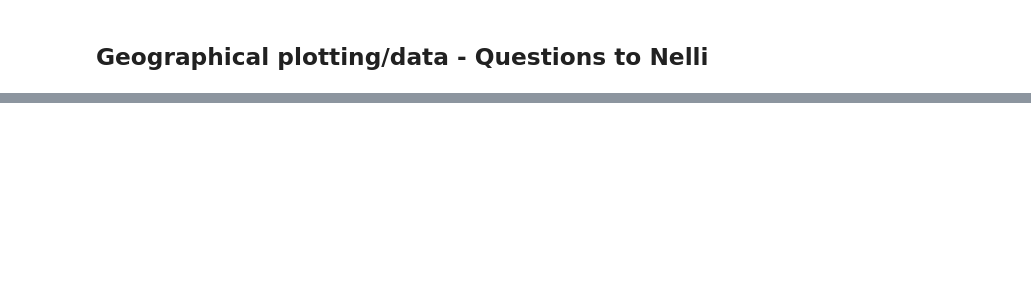
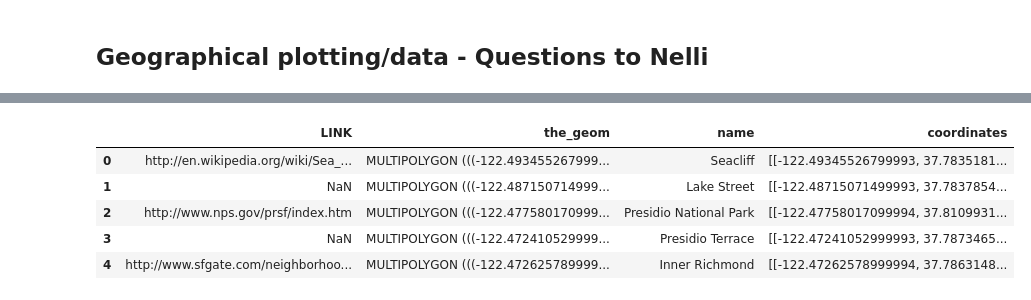
Before and after one commit to jessicabow/p5-sf-crime, a Jupyter notebook: Nellis.ipynb, the cells around one changed output, grey strips where cells are left out. Saved outputs shown, nothing was run; the diff lists cells and outputs as text; code cells hidden in the pictures; blank space fills up the shorter version.

Commit message:
Finished cleaning up SF neighbourhood data

```diff
--- a/Nellis.ipynb
+++ b/Nellis.ipynb
@@ -64,0 +91,3 @@ NameError: name 'fake_df' is not defined
+# %%
+neighbourhoods = pd.read_csv('data/sf_neighbourhoods.csv')
+neighbourhoods.head()
@@ -64,0 +101,23 @@ NameError: name 'fake_df' is not defined
+# %%
+neighb_coord = []
+for row in neighbourhoods['the_geom']:
+    clean_row = row.strip('MULTIPOLYGON (((')
+    clean_row = clean_row.strip(')))')
+    clean_row = ' ' + clean_row # Putting everything into a uniform string to further split it into a list
+    clean_row = clean_row.split(',')
+    clean_row = [val.split(' ') for val in clean_row]
+    for i in range(len(clean_row)):
+        clean_row[i].pop(0)
+    clean_row = [list(map(float, val)) for val in clean_row]
+    neighb_coord.append(clean_row)
+# %%
+neighbourhoods['coordinates'] = neighb_coord
+# %%
+neighbourhoods.head()
+# %% [output]
+|  | LINK | the_geom | name | coordinates |
+| 0 | http://en.wikipedia.org/wiki/Sea_... | MULTIPOLYGON (((-122.493455267999... | Seacliff | [[-122.49345526799993, 37.7835181... |
+| 1 | NaN | MULTIPOLYGON (((-122.487150714999... | Lake Street | [[-122.48715071499993, 37.7837854... |
+| 2 | http://www.nps.gov/prsf/index.htm | MULTIPOLYGON (((-122.477580170999... | Presidio National Park | [[-122.47758017099994, 37.8109931... |
+| 3 | NaN | MULTIPOLYGON (((-122.472410529999... | Presidio Terrace | [[-122.47241052999993, 37.7873465... |
+| 4 | http://www.sfgate.com/neighborhoo... | MULTIPOLYGON (((-122.472625789999... | Inner Richmond | [[-122.47262578999994, 37.7863148... |
```
Also changed, not shown: parts of 13 cells of this notebook.
